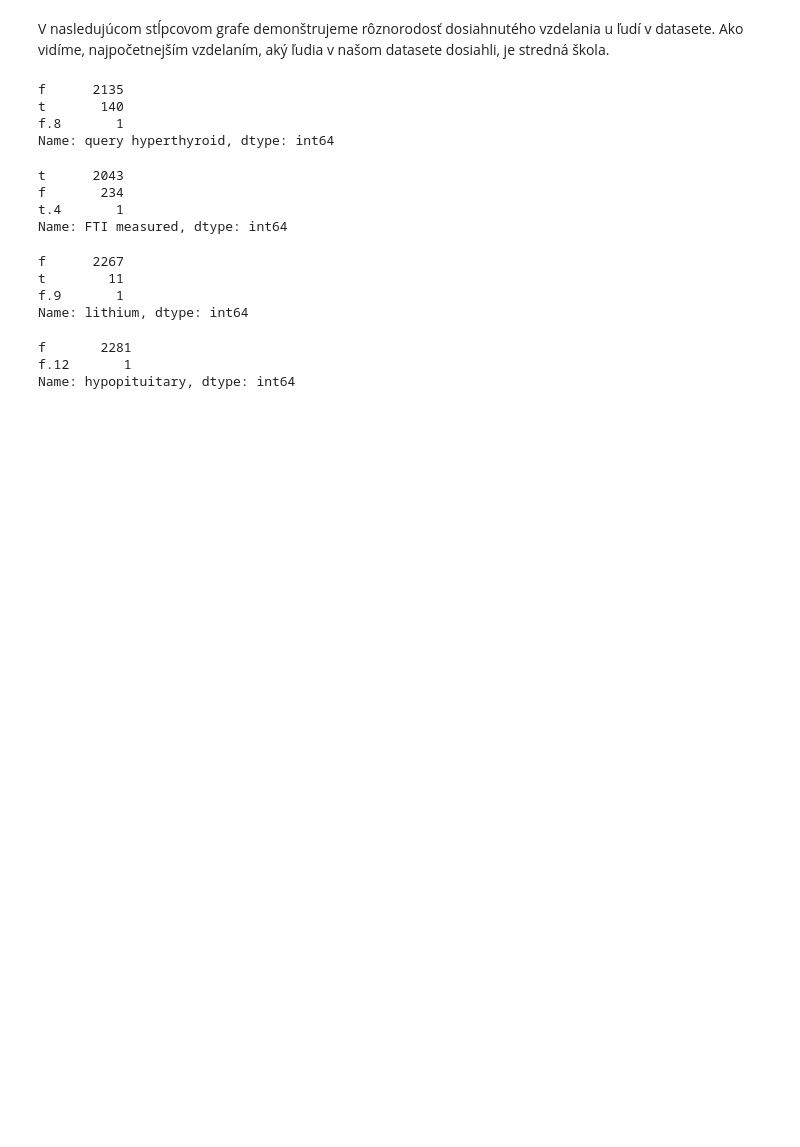
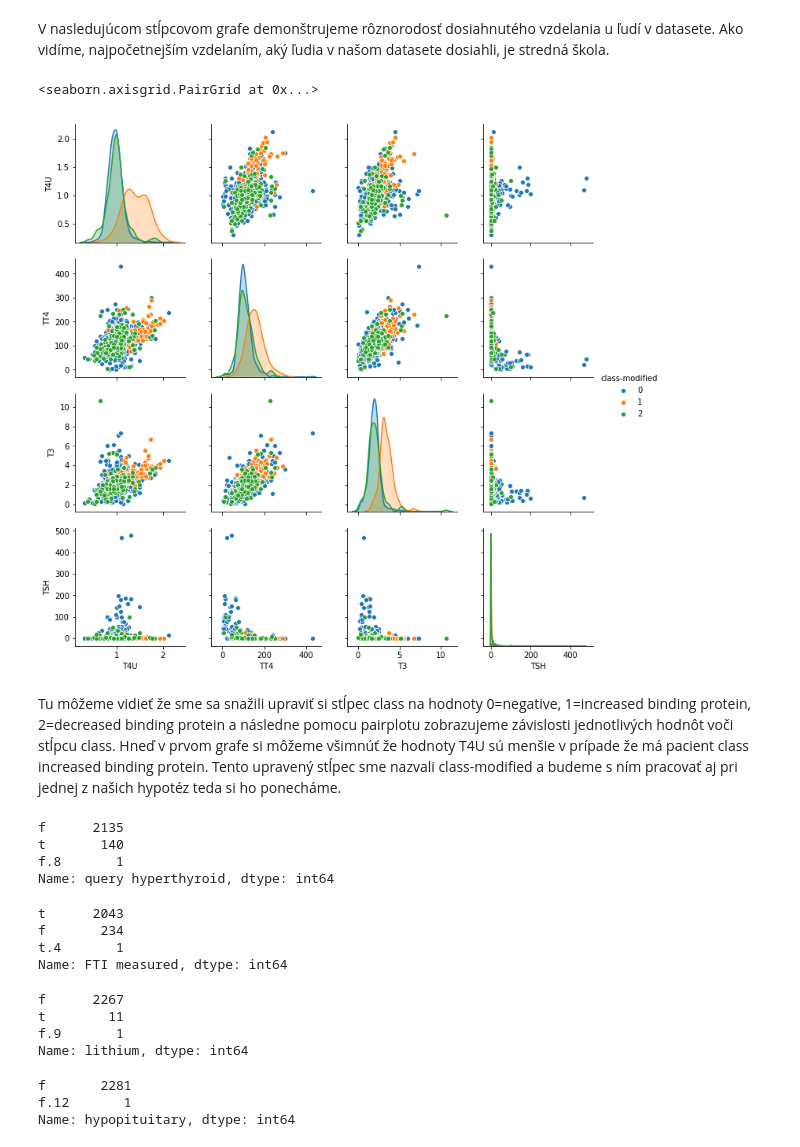
Before and after one commit to zuhi6/IAU-Projekt, a Jupyter notebook: Projekt.ipynb, the cells around one changed output. Drawn from its saved outputs; the diff is of its cells as text; code cells hidden in the pictures; blank space fills up the shorter version.

```diff
--- a/Projekt.ipynb
+++ b/Projekt.ipynb
@@ -236,5 +260,13 @@ plt.xticks(rotation=90)
 # %% [markdown]
 V nasledujúcom stĺpcovom grafe demonštrujeme rôznorodosť dosiahnutého vzdelania u ľudí v datasete. Ako vidíme, najpočetnejším vzdelaním, aký ľudia v našom datasete dosiahli, je stredná škola.
+# %%
+other_data['class-modified'] = other_data['class'].map(lambda x: 0 if 'negative' in str(x) else (1 if 'increased' in str(x) else 2))
+sns.pairplot(other_data, hue="class-modified",vars=["T4U","TT4","T3","TSH"])
+# %% [output]
+<seaborn.axisgrid.PairGrid at 0x...>
+[figure, added]
+# %% [markdown]
+Tu môžeme vidieť že sme sa snažili upraviť si stĺpec class na hodnoty 0=negative, 1=increased binding protein, 2=decreased binding protein a následne pomocu pairplotu zobrazujeme závislosti jednotlivých hodnôt voči stĺpcu class. Hneď v prvom grafe si môžeme všimnúť že hodnoty T4U sú menšie v prípade že má pacient class increased  binding protein. Tento upravený stĺpec sme nazvali class-modified a budeme s ním pracovať aj pri jednej z našich hypotéz teda si ho ponecháme.
 # %%
 other_data['query hyperthyroid'].value_counts()
 # %% [output]
```
Also changed, not shown: parts of 69 cells of this notebook.
